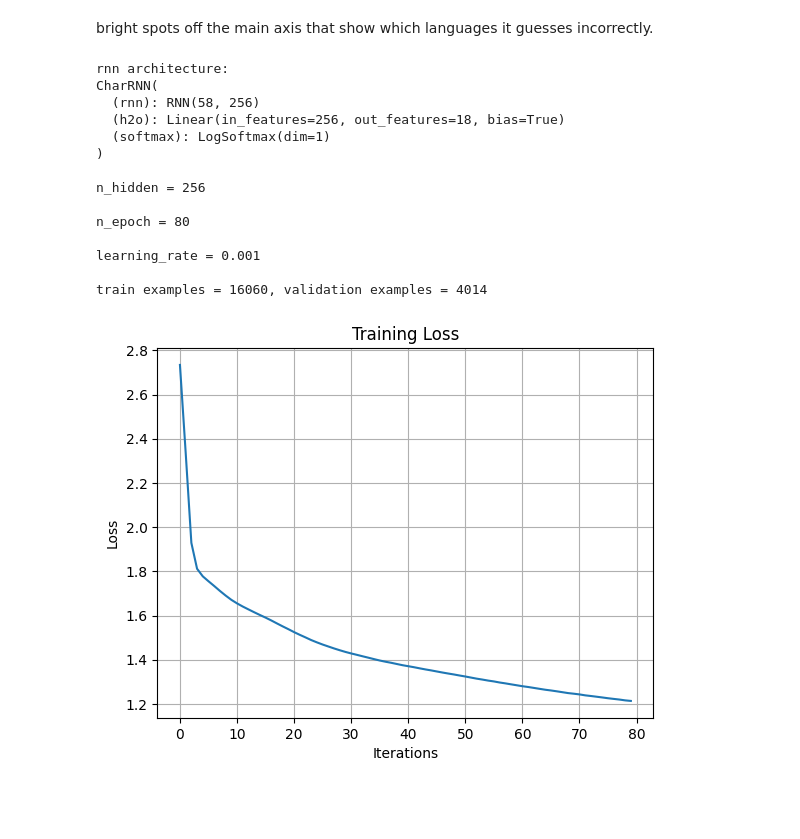
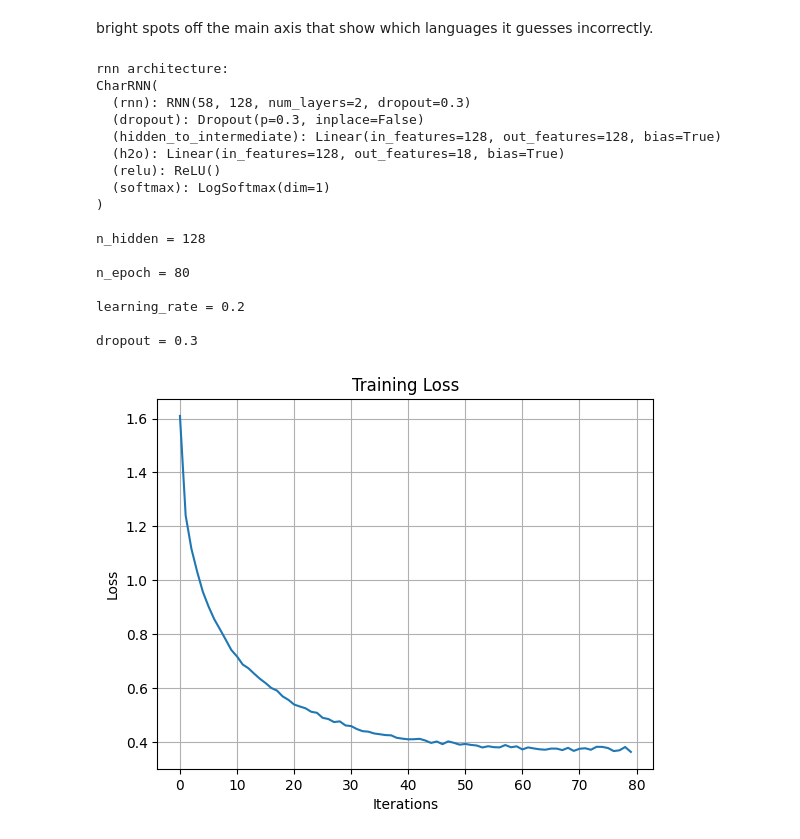
Before and after one commit to pivilartisant/learning-ml, a Jupyter notebook: code/NLP_classifier.ipynb, the cells around one changed output. Cells and saved outputs as stored; diff of their text form; code cells hidden in the pictures; blank space fills up the shorter version.

```diff
--- a/code/NLP_classifier.ipynb
+++ b/code/NLP_classifier.ipynb
@@ -24,7 +24,7 @@ if torch.cuda.is_available():
 torch.set_default_device(device)
 print(f"Using device = {torch.get_default_device()}")
 
-training_iter = 8
+training_iter = 0
 dir_name = f"training_iter_{training_iter}"
 full_dir_path = os.path.join(".", "training", dir_name)
 
@@ -32,10 +32,12 @@ full_dir_path = os.path.join(".", "training", dir_name)
 os.makedirs(full_dir_path, exist_ok=True)
 
 # model hyper params
-n_hidden = 256
-n_epoch = 160
-learning_rate = 0.001
+n_hidden = 128
+n_epoch = 80
+learning_rate = 0.2
 n_batch_size = 128
+dropout=0.3
+num_layers=2
 
 print("training_iter", training_iter)
 # %% [output]
@@ -137,13 +139,21 @@ class CharRNN(nn.Module):
     def __init__(self, input_size, hidden_size, output_size):
         super(CharRNN, self).__init__()
 
-        self.rnn = nn.RNN(input_size, hidden_size)
+        self.rnn = nn.RNN(input_size, hidden_size, num_layers=num_layers, dropout=dropout)
+        self.dropout = nn.Dropout(dropout)
+        # self.rnn = nn.RNN(input_size, hidden_size)
+        self.hidden_to_intermediate = nn.Linear(hidden_size, hidden_size)
         self.h2o = nn.Linear(hidden_size, output_size)
+        self.relu = nn.ReLU()
         self.softmax = nn.LogSoftmax(dim=1)
 
     def forward(self, line_tensor):
         _, hidden = self.rnn(line_tensor)
-        output = self.h2o(hidden[0])
+        final_hidden = hidden[-1]
+        out = self.hidden_to_intermediate(final_hidden)
+        out = self.dropout(out)
+        out = self.relu(out)
+        output = self.h2o(out)
         output = self.softmax(output)
 
         return output
@@ -298,52 +311,45 @@ with open(f"{full_dir_path}/rnn_info_{training_iter}.txt", "w") as f:
     f.write(f"n_epoch = {n_epoch}\n")
     f.write(f"learning_rate = {learning_rate}\n")
     f.write(f"n_batch_size = {n_batch_size}\n")
+    f.write(f"dropout = {dropout}\n")
+    f.write(f"num_layers = {num_layers}\n")
 print(f"rnn architecture:\n{rnn}\n")
 print(f"n_hidden = {n_hidden}\n")
 print(f"n_epoch = {n_epoch}\n")
 print(f"learning_rate = {learning_rate}\n")
-
-
-
-# Save model info to a text file
-with open(f"{full_dir_path}/training_validation_ratio_{training_iter}.txt", "w") as f:
-    f.write(f"train examples = {len(train_set)}, validation examples = {len(test_set)}")
-
-print(f"train examples = {len(train_set)}, validation examples = {len(test_set)}\n")
+print(f"dropout = {dropout}")
 
 # plot losses
 plt.figure()
 plt.plot(all_losses)
 plt.title("Training Loss")
 plt.xlabel("Iterations")
 plt.ylabel("Loss")
 plt.grid(True)
 plt.savefig(f"{full_dir_path}/training_loss_entropy_{training_iter}.png")
 plt.show()
 
 
-# Save training time
-with open(f"{full_dir_path}/training_time_{training_iter}.txt", "w") as f:
-    f.write(f"training took {end-start}s")
-print(f"training took {end-start}s\n")
-
 # save confusion
 confusion.savefig(f"{full_dir_path}/confusion_matrix_{training_iter}.png")
 
-training_iter+=1
+torch.save(rnn.state_dict(), "rnn_model.pth")
 # %% [output]
 rnn architecture:
 CharRNN(
-  (rnn): RNN(58, 256)
-  (h2o): Linear(in_features=256, out_features=18, bias=True)
+  (rnn): RNN(58, 128, num_layers=2, dropout=0.3)
+  (dropout): Dropout(p=0.3, inplace=False)
+  (hidden_to_intermediate): Linear(in_features=128, out_features=128, bias=True)
+  (h2o): Linear(in_features=128, out_features=18, bias=True)
+  (relu): ReLU()
   (softmax): LogSoftmax(dim=1)
 )
 
-n_hidden = 256
+n_hidden = 128
 
 n_epoch = 80
 
-learning_rate = 0.001
+learning_rate = 0.2
 
-train examples = 16060, validation examples = 4014
+dropout = 0.3
-[figure, old version]
+[figure, new version]
```
Also changed, not shown: parts of 5 cells of this notebook, 50 other files.
